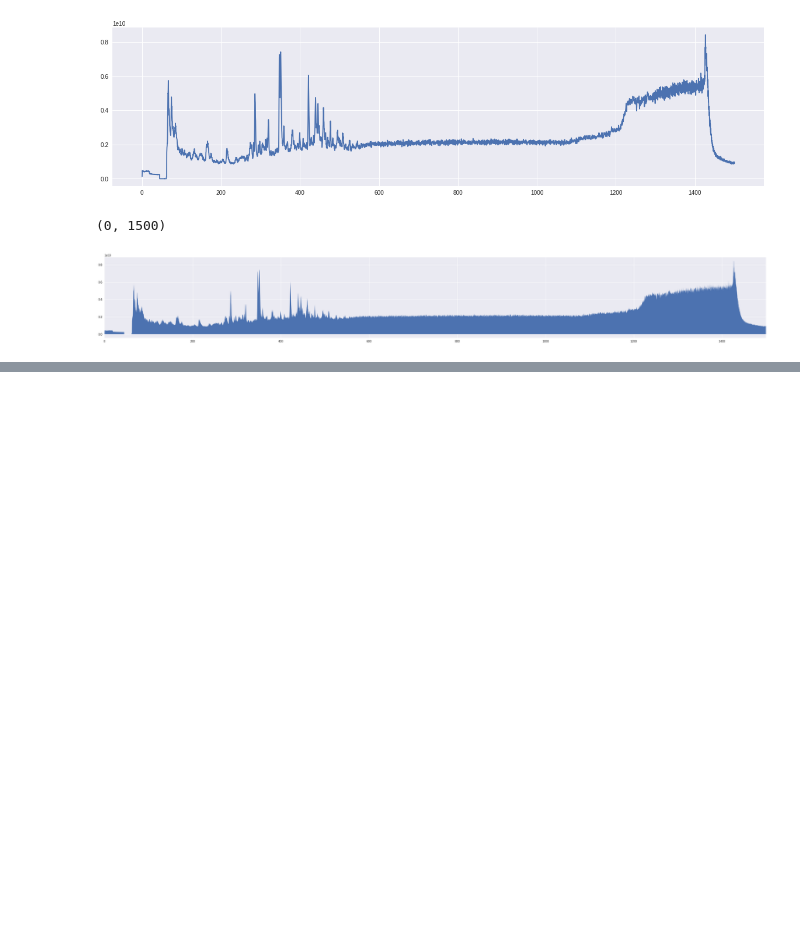
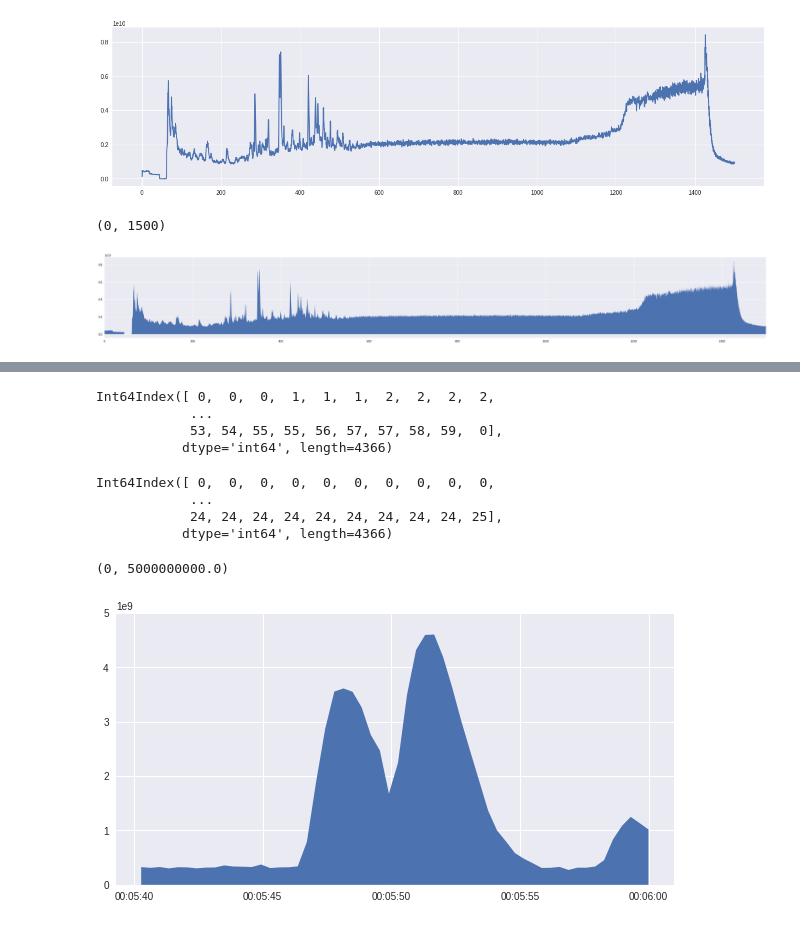
Before and after one commit to protheanzZ/Metabolomic, a Jupyter notebook: raw.ipynb, the cells around one changed output, grey strips where cells are left out. Cells and saved outputs as stored; diff of their text form; code cells hidden in the pictures; blank space fills up the shorter version.

```diff
--- a/raw.ipynb
+++ b/raw.ipynb
@@ -171,0 +222,22 @@ Swap:           30G          0B         30G
+# %%
+index.second
+# %% [output]
+Int64Index([ 0,  0,  0,  1,  1,  1,  2,  2,  2,  2,
+            ...
+            53, 54, 55, 55, 56, 57, 57, 58, 59,  0],
+           dtype='int64', length=4366)
+# %%
+index.minute
+# %% [output]
+Int64Index([ 0,  0,  0,  0,  0,  0,  0,  0,  0,  0,
+            ...
+            24, 24, 24, 24, 24, 24, 24, 24, 24, 25],
+           dtype='int64', length=4366)
+# %%
+plt.figure(figsize=(10,5))
+_ = df[(index > pd.to_datetime(340, unit='s')) & (index < pd.to_datetime(360, unit='s'))]
+plt.fill_between(_.index, _[0])
+plt.ylim(0,5e9)
+# %% [output]
+(0, 5000000000.0)
+[figure, added]
```
Also changed, not shown: parts of 32 cells of this notebook, 9 other files.
